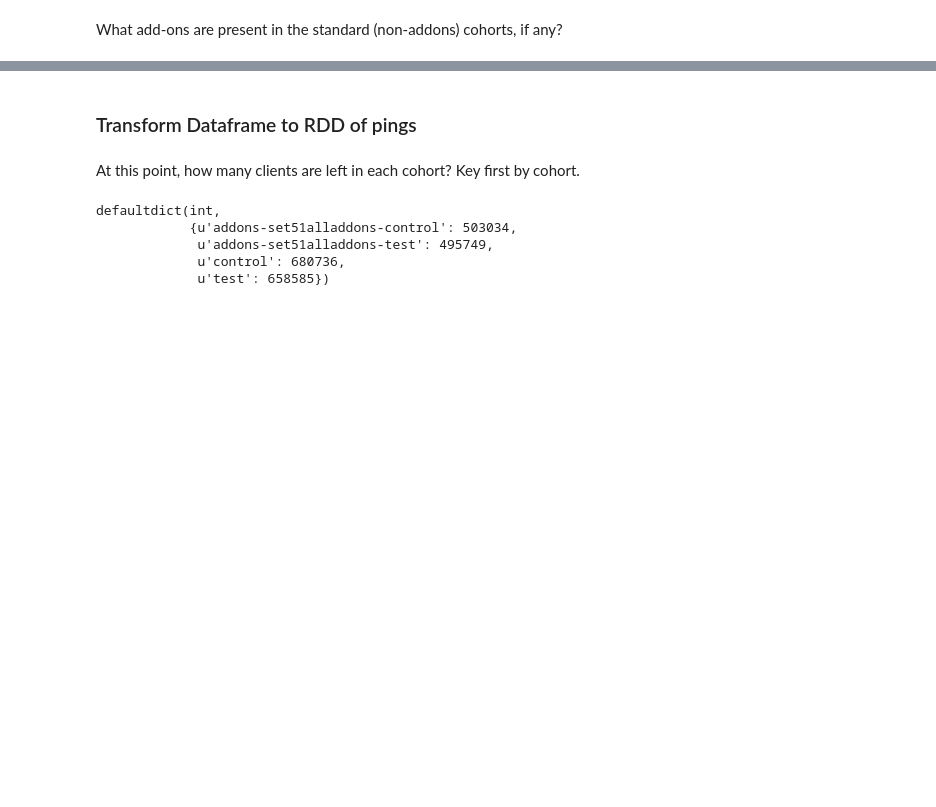
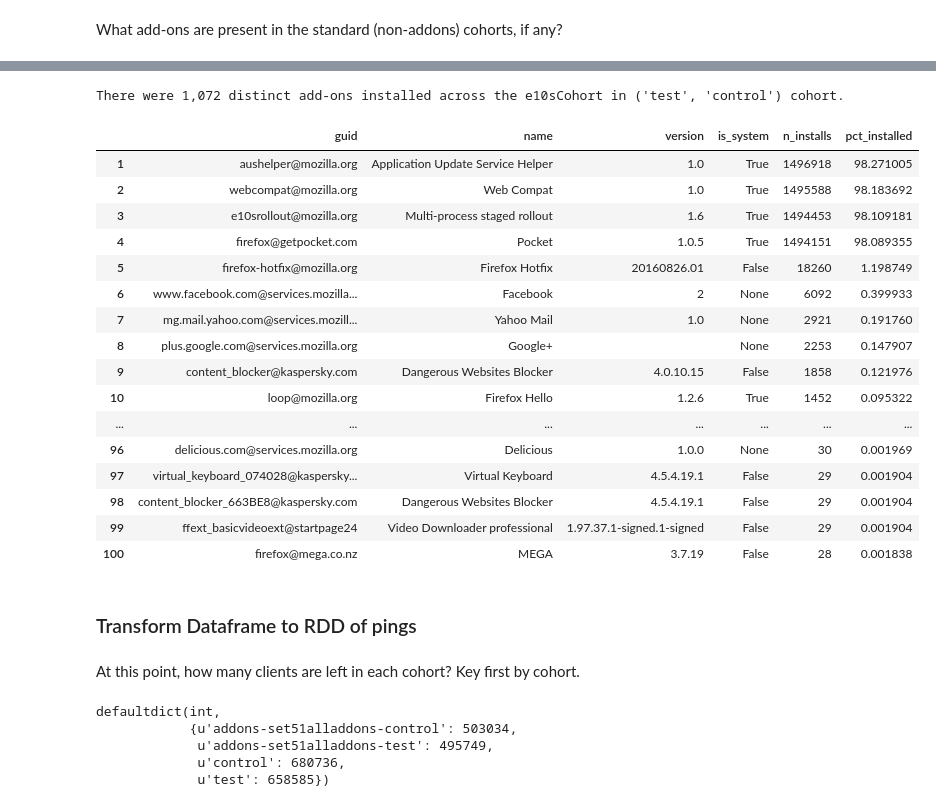
Before and after one commit to benmiroglio/e10s_analyses, a Jupyter notebook: beta/51/week8/e10s_experiment.ipynb, the cells around one changed output, grey strips where cells are left out. Drawn from its saved outputs; the diff is of its cells as text; code cells hidden in the pictures; blank space fills up the shorter version.

```diff
--- a/beta/51/week8/e10s_experiment.ipynb
+++ b/beta/51/week8/e10s_experiment.ipynb
@@ -683,3 +660,24 @@ There were 1,072 distinct add-ons installed across the standard cohort.
+# %%
+get_top_addons(addons_exp_dataset, "e10sCohort in ('test', 'control')")
+# %% [output]
+There were 1,072 distinct add-ons installed across the e10sCohort in ('test', 'control') cohort.
+|  | guid | name | version | is_system | n_installs | pct_installed |
+| 1 | aushelper@mozilla.org | Application Update Service Helper | 1.0 | True | 1496918 | 98.271005 |
+| 2 | webcompat@mozilla.org | Web Compat | 1.0 | True | 1495588 | 98.183692 |
+| 3 | e10srollout@mozilla.org | Multi-process staged rollout | 1.6 | True | 1494453 | 98.109181 |
+| 4 | firefox@getpocket.com | Pocket | 1.0.5 | True | 1494151 | 98.089355 |
+| 5 | firefox-hotfix@mozilla.org | Firefox Hotfix | 20160826.01 | False | 18260 | 1.198749 |
+| 6 | www.facebook.com@services.mozilla... | Facebook | 2 | None | 6092 | 0.399933 |
+| 7 | mg.mail.yahoo.com@services.mozill... | Yahoo Mail | 1.0 | None | 2921 | 0.191760 |
+| 8 | plus.google.com@services.mozilla.org | Google+ |  | None | 2253 | 0.147907 |
+| 9 | content_blocker@kaspersky.com | Dangerous Websites Blocker | 4.0.10.15 | False | 1858 | 0.121976 |
+| 10 | loop@mozilla.org | Firefox Hello | 1.2.6 | True | 1452 | 0.095322 |
+| ... | ... | ... | ... | ... | ... | ... |
+| 96 | delicious.com@services.mozilla.org | Delicious | 1.0.0 | None | 30 | 0.001969 |
+| 97 | virtual_keyboard_074028@kaspersky... | Virtual Keyboard | 4.5.4.19.1 | False | 29 | 0.001904 |
+| 98 | content_blocker_663BE8@kaspersky.com | Dangerous Websites Blocker | 4.5.4.19.1 | False | 29 | 0.001904 |
+| 99 | ffext_basicvideoext@startpage24 | Video Downloader professional | 1.97.37.1-signed.1-signed | False | 29 | 0.001904 |
+| 100 | firefox@mega.co.nz | MEGA | 3.7.19 | False | 28 | 0.001838 |
 # %% [markdown]
 ### Transform Dataframe to RDD of pings
 # %%
```
Also changed, not shown: parts of 31 cells of this notebook.
